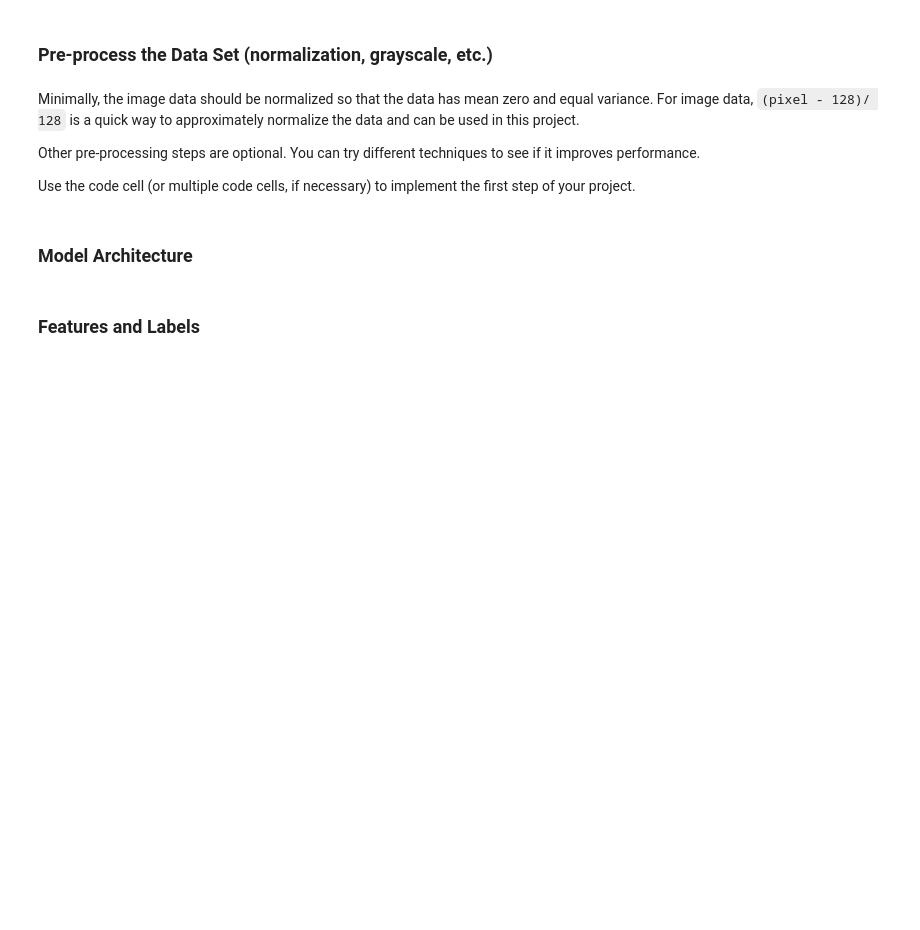
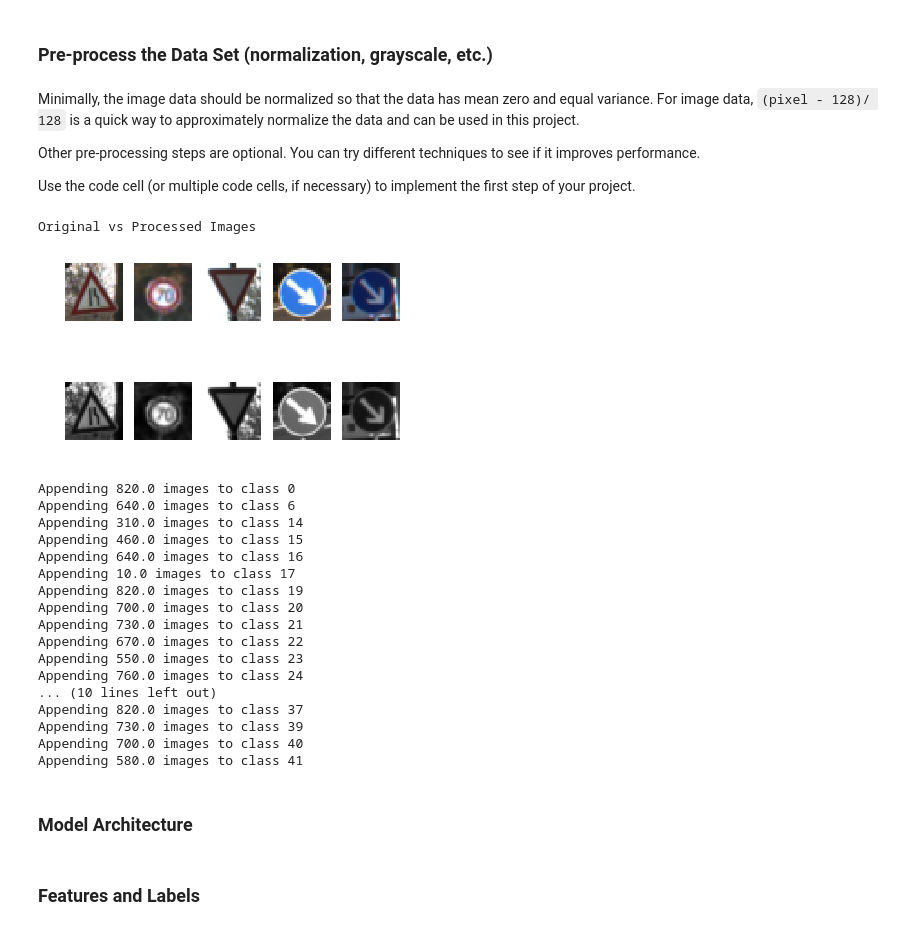
Before and after one commit to psharm8/CarND-Traffic-Sign-Classifier-Project, a Jupyter notebook: Traffic_Sign_Classifier.ipynb, the cells around one changed output. Saved outputs shown, nothing was run; the diff lists cells and outputs as text; code cells hidden in the pictures; blank space fills up the shorter version.

```diff
--- a/Traffic_Sign_Classifier.ipynb
+++ b/Traffic_Sign_Classifier.ipynb
@@ -152,0 +157,74 @@ def preprocess(input):
+# %%
+### Preprocess the data here. It is required to normalize the data. Other preprocessing steps could include
+### converting to grayscale, etc.
+### Feel free to use as many code cells as needed.
+import cv2
+
+def rgb2gray(rgb):
+    shape = rgb.shape
+    gray = np.empty([shape[0],shape[1],shape[2],1])
+    for i in range(len(rgb)):
+        g=cv2.cvtColor(rgb[i], cv2.COLOR_RGB2GRAY)
+        g=np.resize(g, (shape[1],shape[2],1))
+        gray[i]=g
+    return gray
+
+def normalize(input):
+    n_input =  (input - 128)/128
+    return n_input
+
+def augment(data, labels, hist):
+    for i in range(len(hist)):
+        count = hist[i]
+        add = 1000 - count
+        # Append only if number of samples is less than 1000
+        if add>0:
+            print("Appending {} images to class {}".format(add,i))
+            # indices where class is 'i'
+            class_idx = np.where(labels == i)[0]
+            # append 'add' additional images to data and classes to labels
+
+
+def preprocess(input):
+    output = rgb2gray(input)
+    output = normalize(output)
+    return output
+
+X_train_processed = preprocess(X_train)
+X_valid_processed = preprocess(X_valid)
+X_test_processed = preprocess(X_test)
+
+# Random samples
+fig, ax = plt.subplots(2,5)
+
+print("Original vs Processed Images")
+for i in range(5):
+    r_idx = random.randint(0, len(X_train_gray))
+    image = X_train_processed[r_idx]
+    original = X_train[r_idx]
+    ax[0][i].axis('off')
+    ax[0][i].imshow(original)
+    ax[1][i].axis('off')
+    ax[1][i].imshow(image.squeeze(), cmap='gray')
+plt.show()
+augment(X_train_processed, y_train, n)
+# %% [output]
+Original vs Processed Images
+[figure, added]
+Appending 820.0 images to class 0
+Appending 640.0 images to class 6
+Appending 310.0 images to class 14
+Appending 460.0 images to class 15
+Appending 640.0 images to class 16
+Appending 10.0 images to class 17
+Appending 820.0 images to class 19
+Appending 700.0 images to class 20
+Appending 730.0 images to class 21
+Appending 670.0 images to class 22
+Appending 550.0 images to class 23
+Appending 760.0 images to class 24
+... (10 lines left out)
+Appending 820.0 images to class 37
+Appending 730.0 images to class 39
+Appending 700.0 images to class 40
+Appending 580.0 images to class 41
```
Also changed, not shown: parts of 8 cells of this notebook.
